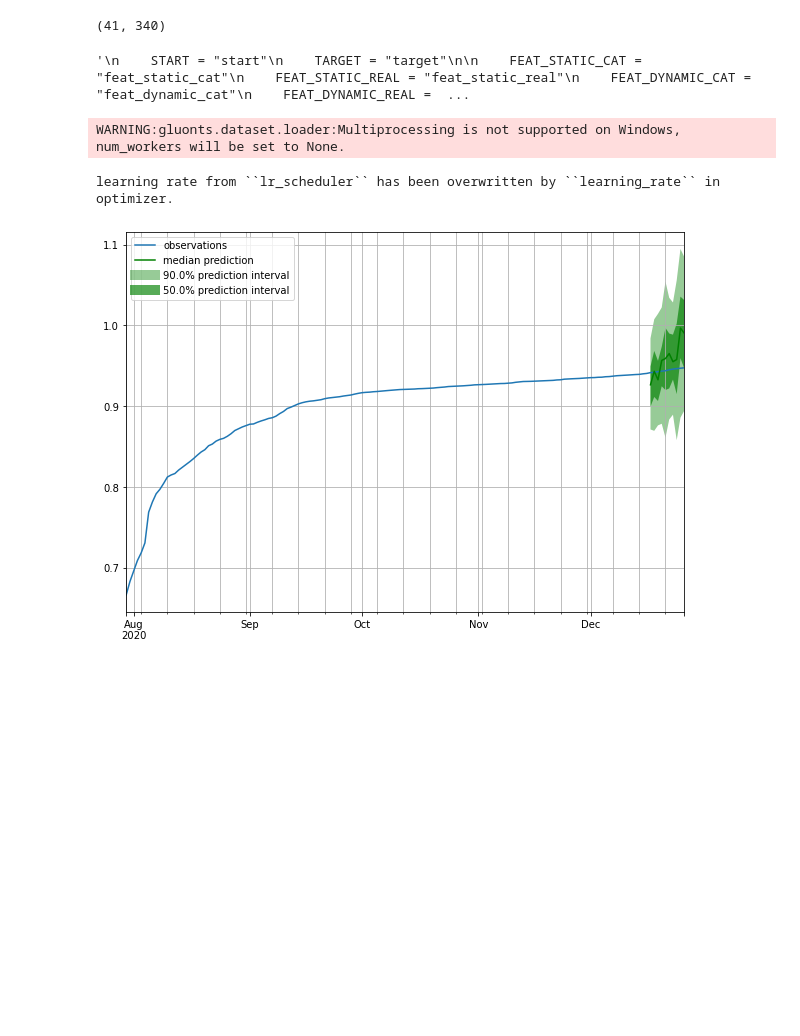
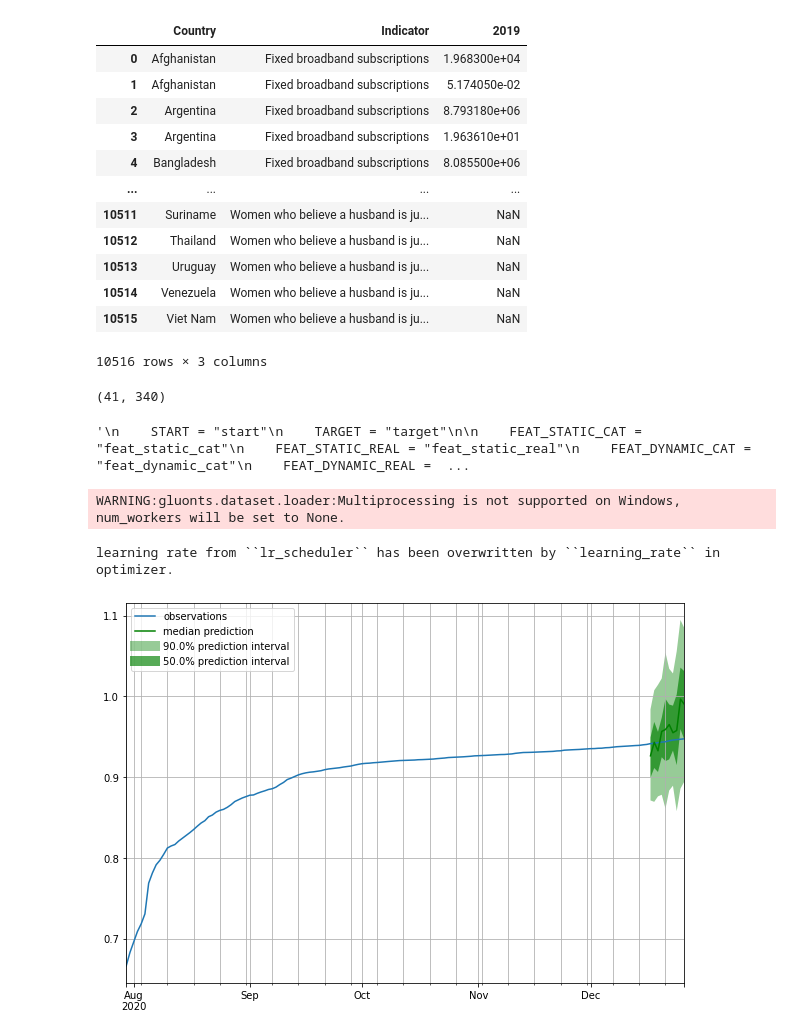
Before and after one commit to Mrzhouqifei/SUSTAIN, a Jupyter notebook: process.ipynb, the cells around one changed output. Saved outputs shown, nothing was run; the diff lists cells and outputs as text; code cells hidden in the pictures; blank space fills up the shorter version.

```diff
--- a/process.ipynb
+++ b/process.ipynb
@@ -32,7 +32,7 @@ from gluonts.transform import (
 # 预测新增的确诊、死亡、康复
 confirmed = pd.read_csv('raw_data/COVID/time_series_covid19_confirmed_global.csv')
 # 拿2019年的indicators
-indicators = pd.read_excel('raw_data/SUSTAIN database_08Jan2021_Asia and Latin America.xlsx')
+indicators = pd.read_excel('raw_data/SUSTAIN database_08Jan2021_Asia and Latin America.xlsx')[['Country', 'Indicator', 2019]]
 policy = pd.read_excel('raw_data/SUSTAIN database_09Jan2021_policies_Asia and Latin America.xlsx')
 # %%
 # confirmed.head(10)
@@ -78,3 +74,19 @@ indicators.pivot()
+# %%
+indicators[['Country', 'Indicator', 2019]]
+# %% [output]
+|  | Country | Indicator | 2019 |
+| 0 | Afghanistan | Fixed broadband subscriptions | 1.968300e+04 |
+| 1 | Afghanistan | Fixed broadband subscriptions | 5.174050e-02 |
+| 2 | Argentina | Fixed broadband subscriptions | 8.793180e+06 |
+| 3 | Argentina | Fixed broadband subscriptions | 1.963610e+01 |
+| 4 | Bangladesh | Fixed broadband subscriptions | 8.085500e+06 |
+| ... | ... | ... | ... |
+| 10511 | Suriname | Women who believe a husband is ju... | NaN |
+| 10512 | Thailand | Women who believe a husband is ju... | NaN |
+| 10513 | Uruguay | Women who believe a husband is ju... | NaN |
+| 10514 | Venezuela | Women who believe a husband is ju... | NaN |
+| 10515 | Viet Nam | Women who believe a husband is ju... | NaN |
+10516 rows × 3 columns
 # %%
 # target = confirmed_series.values.T
 # %%
```
Also changed, not shown: parts of 4 cells of this notebook, 3 other files.
